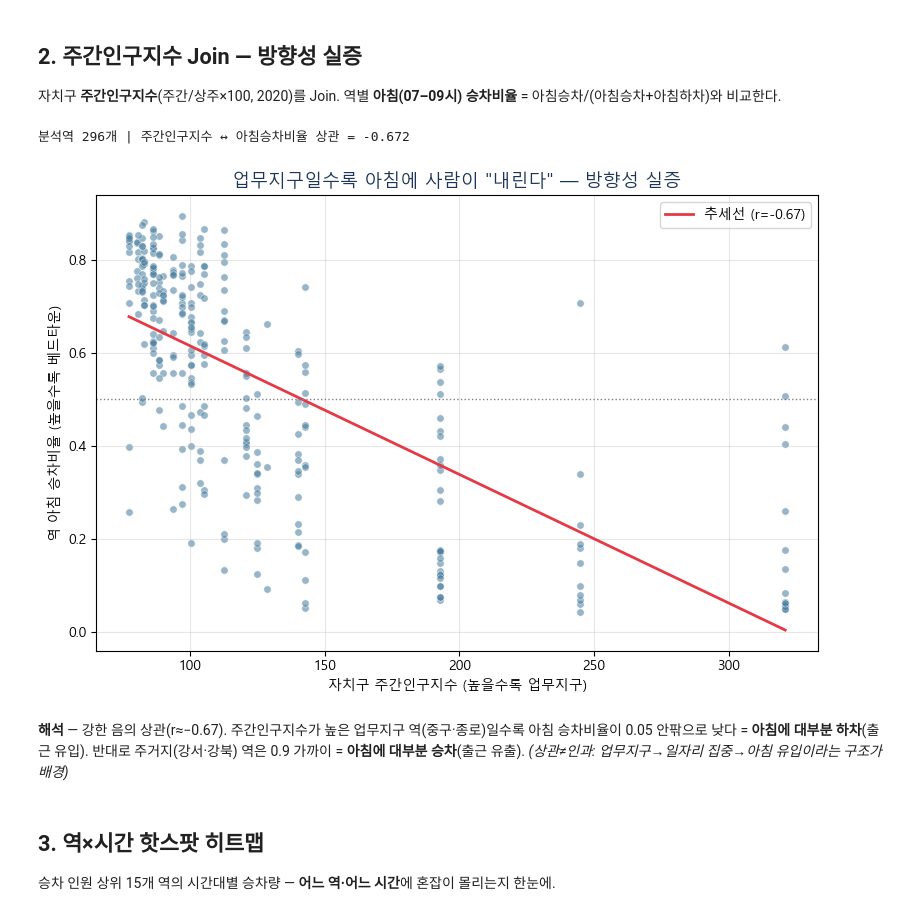
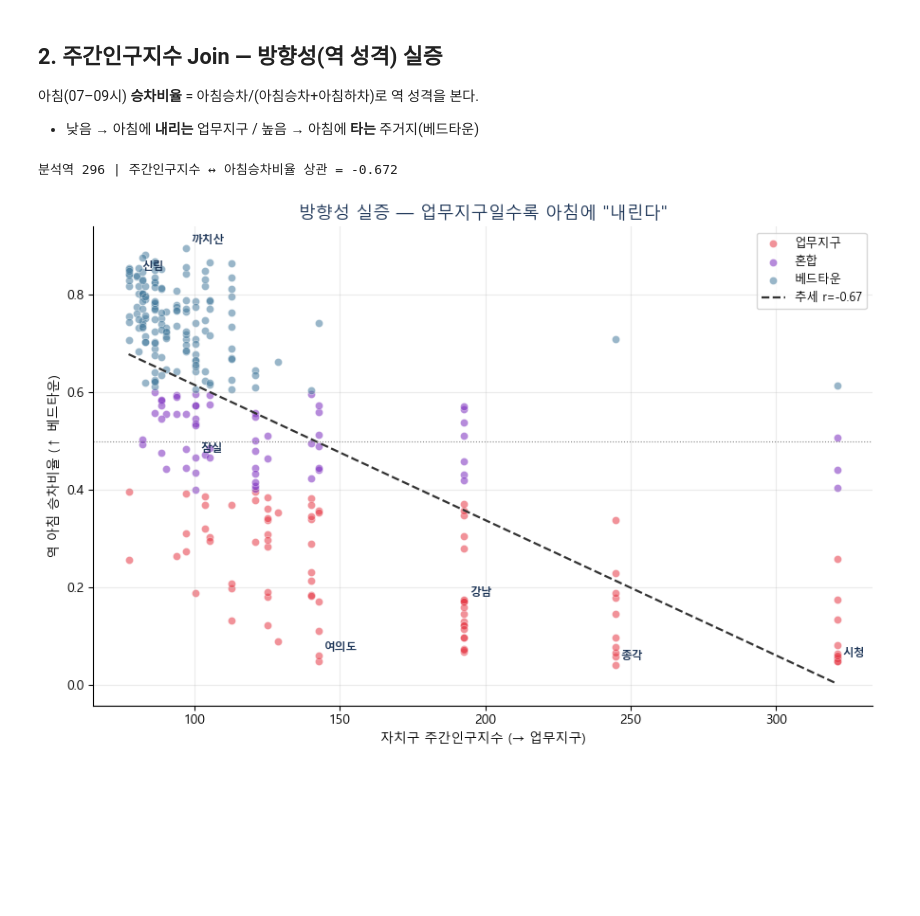
Before and after one commit to yw8837/yearsubway_11team, a Jupyter notebook: notebooks/04_심화분석.ipynb, the cells around one changed output. Drawn from its saved outputs; the diff is of its cells as text; code cells hidden in the pictures; blank space fills up the shorter version.

```diff
--- a/notebooks/04_심화분석.ipynb
+++ b/notebooks/04_심화분석.ipynb
@@ -58,42 +43,36 @@ print(f"전체 {len(st)}역 → 서울 소재 {len(seoul)}역 (경기·인천
 # %% [markdown]
-## 2. 주간인구지수 Join — 방향성 실증
-자치구 **주간인구지수**(주간/상주×100, 2020)를 Join.
-역별 **아침(07–09시) 승차비율** = 아침승차/(아침승차+아침하차)와 비교한다.
+## 2. 주간인구지수 Join — 방향성(역 성격) 실증
+아침(07–09시) **승차비율** = 아침승차/(아침승차+아침하차)로 역 성격을 본다.
+- 낮음 → 아침에 **내리는** 업무지구 / 높음 → 아침에 **타는** 주거지(베드타운)
 # %%
 ju = pd.read_excel(f"{EXT_DIR}/서울특별시_자치구별 연령별 주간 야간 인구_20201231.xlsx", header=1)
-ju['행정구역별'] = ju['행정구역별'].ffill()
-gu = ju[(ju['성별']=='계') & (ju['연령별']=='합계') & (ju['행정구역별']!='서울특별시')].copy()
-gu['자치구'] = gu['행정구역별'].str.replace('　','',regex=False).str.strip()
+ju['행정구역별']=ju['행정구역별'].ffill()
+gu = ju[(ju['성별']=='계')&(ju['연령별']=='합계')&(ju['행정구역별']!='서울특별시')].copy()
+gu['자치구']=gu['행정구역별'].str.replace('　','',regex=False).str.strip()
 gu_idx = gu.set_index('자치구')['주간 인구 지수']
-
 am_on  = [c for c in on_cols  if c.startswith(('07시','08시'))]
 am_off = [c for c in off_cols if c.startswith(('07시','08시'))]
-seoul['아침승차'] = seoul[am_on].sum(axis=1)
-seoul['아침하차'] = seoul[am_off].sum(axis=1)
-seoul['아침승차비율'] = seoul['아침승차'] / (seoul['아침승차'] + seoul['아침하차'])
+seoul['아침승차비율'] = seoul[am_on].sum(axis=1)/(seoul[am_on].sum(axis=1)+seoul[am_off].sum(axis=1))
 seoul['주간인구지수'] = seoul['자치구'].map(gu_idx)
-
-v = seoul[(seoul['아침승차']+seoul['아침하차']) > 10000].dropna(subset=['주간인구지수'])
-corr = v['주간인구지수'].corr(v['아침승차비율'])
-print(f"분석역 {len(v)}개 | 주간인구지수 ↔ 아침승차비율 상관 = {corr:.3f}")
+seoul['유형'] = np.where(seoul['아침승차비율']<0.4,'업무지구',np.where(seoul['아침승차비율']>0.6,'베드타운','혼합'))
+v = seoul[(seoul[am_on].sum(axis=1)+seoul[am_off].sum(axis=1))>10000].dropna(subset=['주간인구지수'])
+print(f"분석역 {len(v)} | 주간인구지수 ↔ 아침승차비율 상관 = {v['주간인구지수'].corr(v['아침승차비율']):.3f}")
 # %% [output]
-분석역 296개 | 주간인구지수 ↔ 아침승차비율 상관 = -0.672
+분석역 296 | 주간인구지수 ↔ 아침승차비율 상관 = -0.672
 # %%
-fig, ax = plt.subplots(figsize=(8,5.5))
-ax.scatter(v['주간인구지수'], v['아침승차비율'], s=28, alpha=0.55, color=BLUE, edgecolors='white', lw=0.5)
-m, b = np.polyfit(v['주간인구지수'], v['아침승차비율'], 1)
-xs = np.array([v['주간인구지수'].min(), v['주간인구지수'].max()])
-ax.plot(xs, m*xs+b, color=RED, lw=2, label=f'추세선 (r={corr:.2f})')
-ax.axhline(0.5, color='gray', ls=':', lw=1)
-ax.set_xlabel('자치구 주간인구지수 (높을수록 업무지구)')
-ax.set_ylabel('역 아침 승차비율 (높을수록 베드타운)')
-ax.set_title('업무지구일수록 아침에 사람이 "내린다" — 방향성 실증', color=NAVY, fontsize=13)
-ax.legend(); ax.grid(alpha=.3); plt.tight_layout(); plt.show()
+cm={'업무지구':RED,'베드타운':BLUE,'혼합':PUR}
+fig, ax = plt.subplots(figsize=(9,6))
+for t in ['업무지구','혼합','베드타운']:
+    sub=v[v['유형']==t]; ax.scatter(sub['주간인구지수'],sub['아침승차비율'],c=cm[t],s=34,alpha=.55,edgecolors='white',lw=.4,label=t)
+mq,bq=np.polyfit(v['주간인구지수'],v['아침승차비율'],1); xs=np.array([v['주간인구지수'].min(),v['주간인구지수'].max()])
+ax.plot(xs,mq*xs+bq,color='#333',lw=1.6,ls='--',label=f"추세 r={v['주간인구지수'].corr(v['아침승차비율']):.2f}")
+ax.axhline(0.5,color='gray',ls=':',lw=.8)
+for r in ['시청','종각','강남','여의도','신림','까치산','잠실(송파구청)']:
+    row=v[v['지하철역']==r]
+    if len(row): ax.annotate(r.split('(')[0],(row['주간인구지수'].iloc[0],row['아침승차비율'].iloc[0]),fontsize=8.5,fontweight='bold',color=NAVY,xytext=(4,4),textcoords='offset points')
+ax.set_xlabel('자치구 주간인구지수 (→ 업무지구)'); ax.set_ylabel('역 아침 승차비율 (↑ 베드타운)')
+ax.set_title('방향성 실증 — 업무지구일수록 아침에 "내린다"',color=NAVY,fontsize=13)
+ax.legend(fontsize=9,loc='upper right'); ax.spines[['top','right']].set_visible(False); ax.grid(alpha=.25)
+plt.tight_layout(); plt.show()
 # %% [output]
-[figure, old version]
+[figure, new version]
-# %% [markdown]
-**해석** — 강한 음의 상관(r≈−0.67). 주간인구지수가 높은 업무지구 역(중구·종로)일수록 아침 승차비율이 0.05 안팎으로 낮다 = **아침에 대부분 하차**(출근 유입). 반대로 주거지(강서·강북) 역은 0.9 가까이 = **아침에 대부분 승차**(출근 유출).
-*(상관≠인과: 업무지구→일자리 집중→아침 유입이라는 구조가 배경)*
-# %% [markdown]
-## 3. 역×시간 핫스팟 히트맵
-승차 인원 상위 15개 역의 시간대별 승차량 — **어느 역·어느 시간**에 혼잡이 몰리는지 한눈에.
```
Also changed, not shown: parts of 9 cells of this notebook, 1 other file.
